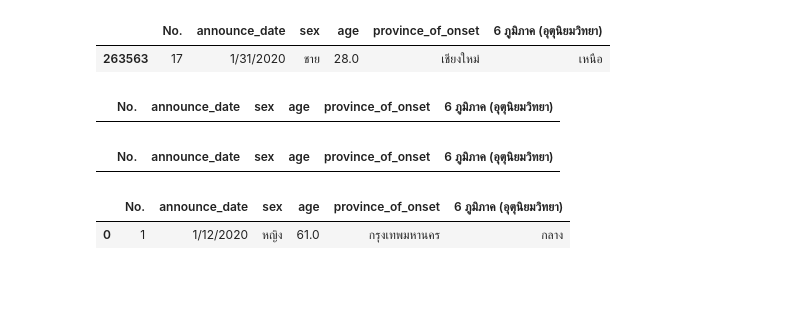
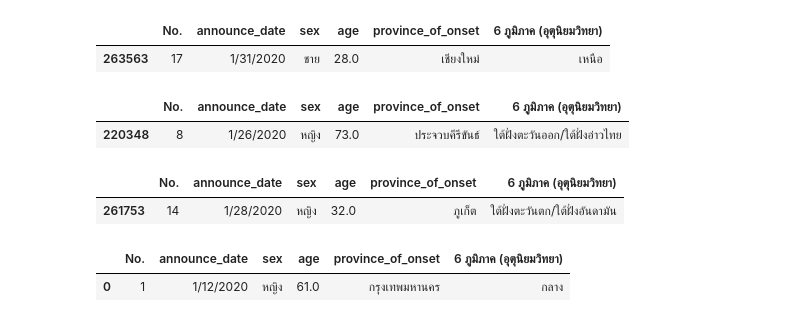
Before and after one commit to chanikansuksen/data_viz_2022, a Jupyter notebook: BasicPython&DataViz_midterm2022.ipynb, the cells around one changed output. Saved outputs shown, nothing was run; the diff lists cells and outputs as text; code cells hidden in the pictures; blank space fills up the shorter version.

```diff
--- a/BasicPython&DataViz_midterm2022.ipynb
+++ b/BasicPython&DataViz_midterm2022.ipynb
@@ -98,6 +98,6 @@ personalcovid_data.head()
 | 3 | 5 | 1/24/2020 | NaN | หญิง | 66.0 | ปี | China | นนทบุรี | ... |
 | 4 | 6 | 1/25/2020 | NaN | หญิง | 33.0 | ปี | China | กรุงเทพมหานคร | ... |
 # %%
-personal_data = personalcovid_data[['No.', 'announce_date', 'sex', 'age', 'nationality', 'province_of_onset', '6 ภูมิภาค (ภูมิศาสตร์)', '4 ภูมิภาค (การเมือง)', '6 ภูมิภาค (อุตุนิยมวิทยา)', '5 ภูมิภาค (การท่องเที่ยว)']]
+personal_data = personalcovid_data[['No.', 'announce_date', 'sex', 'age', 'nationality', 'province_of_onset', 'risk', '6 ภูมิภาค (ภูมิศาสตร์)', '4 ภูมิภาค (การเมือง)', '6 ภูมิภาค (อุตุนิยมวิทยา)', '5 ภูมิภาค (การท่องเที่ยว)']]
 personal_data.head()
 # %% [output]
@@ -293,15 +297,17 @@ eee.head(1)
 |  | No. | announce_date | sex | age | province_of_onset | 6 ภูมิภาค (อุตุนิยมวิทยา) |
 | 263563 | 17 | 1/31/2020 | ชาย | 28.0 | เชียงใหม่ | เหนือ |
 # %%
-fff = ch[ch['6 ภูมิภาค (อุตุนิยมวิทยา)']=='ใต้ฝั่งตะวันออก/ใต้ฝั่่งอ่าวไทย'][['No.', 'announce_date', 'sex', 'age', 'province_of_onset', '6 ภูมิภาค (อุตุนิยมวิทยา)']]
+fff = ch[ch['6 ภูมิภาค (อุตุนิยมวิทยา)']=='ใต้ฝั่งตะวันออก/ใต้ฝั่งอ่าวไทย'][['No.', 'announce_date', 'sex', 'age', 'province_of_onset', '6 ภูมิภาค (อุตุนิยมวิทยา)']]
 fff.head(1)
 # %% [output]
 |  | No. | announce_date | sex | age | province_of_onset | 6 ภูมิภาค (อุตุนิยมวิทยา) |
+| 220348 | 8 | 1/26/2020 | หญิง | 73.0 | ประจวบคีรีขันธ์ | ใต้ฝั่งตะวันออก/ใต้ฝั่งอ่าวไทย |
 # %%
-ggg = ch[ch['6 ภูมิภาค (อุตุนิยมวิทยา)']=='ใต้ฝั่งตะวันตก/ใต้ฝั่่งอันดามัน'][['No.', 'announce_date', 'sex', 'age', 'province_of_onset', '6 ภูมิภาค (อุตุนิยมวิทยา)']]
+ggg = ch[ch['6 ภูมิภาค (อุตุนิยมวิทยา)']=='ใต้ฝั่งตะวันตก/ใต้ฝั่งอันดามัน'][['No.', 'announce_date', 'sex', 'age', 'province_of_onset', '6 ภูมิภาค (อุตุนิยมวิทยา)']]
 ggg.head(1)
 # %% [output]
 |  | No. | announce_date | sex | age | province_of_onset | 6 ภูมิภาค (อุตุนิยมวิทยา) |
+| 261753 | 14 | 1/28/2020 | หญิง | 32.0 | ภูเก็ต | ใต้ฝั่งตะวันตก/ใต้ฝั่งอันดามัน |
 # %%
 ggg = ch[ch['6 ภูมิภาค (อุตุนิยมวิทยา)']=='กลาง'][['No.', 'announce_date', 'sex', 'age', 'province_of_onset', '6 ภูมิภาค (อุตุนิยมวิทยา)']]
 ggg.head(1)
```
Also changed, not shown: parts of 26 cells of this notebook.
